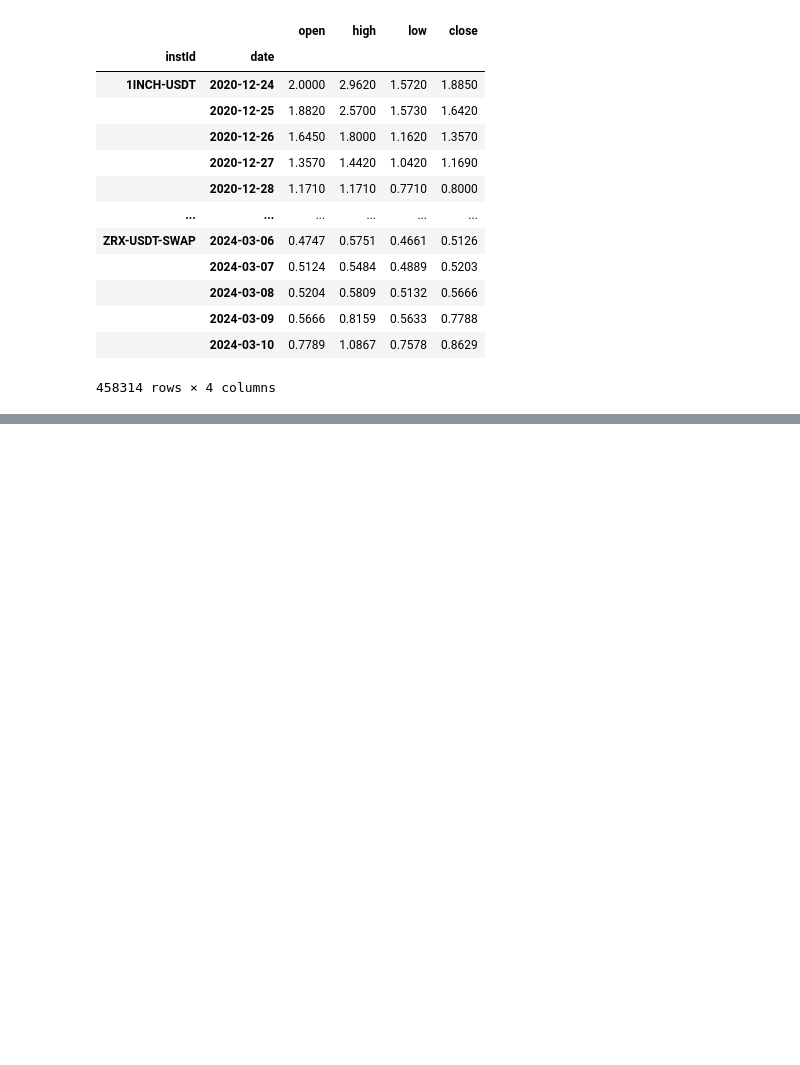
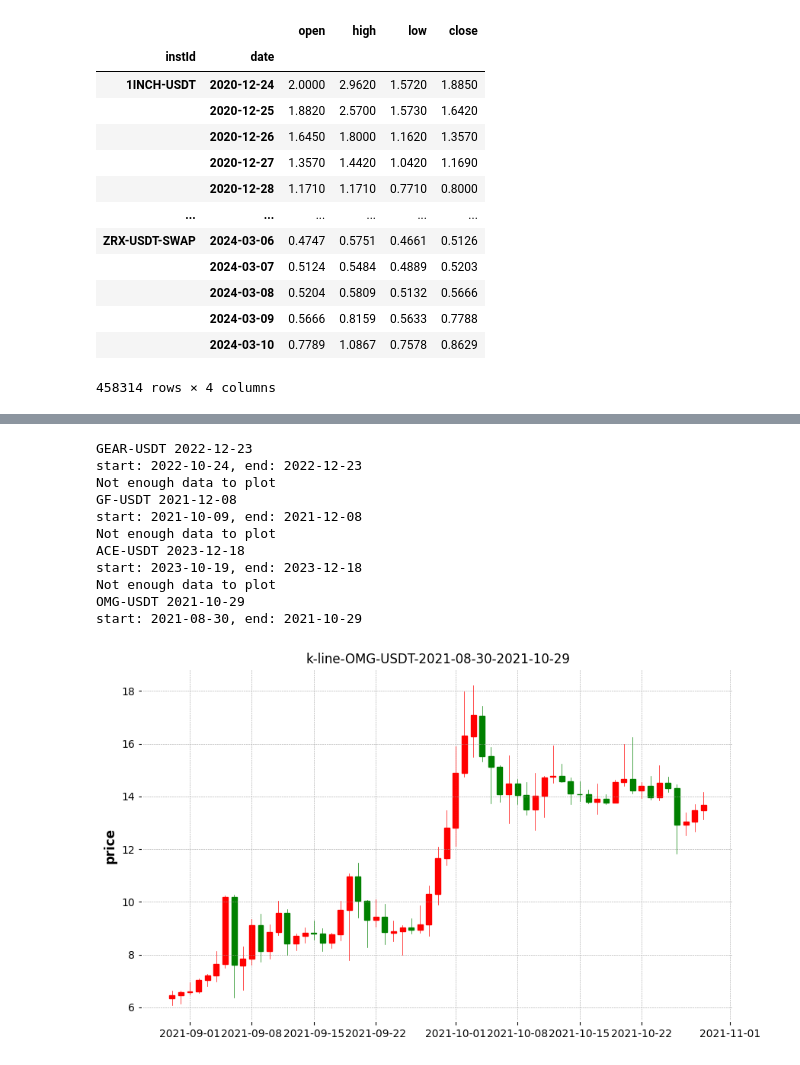
Before and after one commit to Wangshengyang2004/KakiQuant, a Jupyter notebook: kaki/strategies/test.ipynb, the cells around one changed output, grey strips where cells are left out. Saved outputs shown, nothing was run; the diff lists cells and outputs as text; code cells hidden in the pictures; blank space fills up the shorter version.

```diff
--- a/kaki/strategies/test.ipynb
+++ b/kaki/strategies/test.ipynb
@@ -150,9 +168,9 @@ data
 458314 rows × 4 columns
 # %%
 dt = pd.DataFrame(columns=['stock','startdate','enddate','T'])
-stock = 'XRP-USDT-SWAP'
-end = '2022-07-01'
-start = get_previous_trading_date(end,59)
+stock = 'BTC-USDT-SWAP'
+end = '2024-01-01'
+start,end = get_previous_trading_date(end,59)
 df = data.copy()
 stock_a = df.loc[stock].loc[start:end].copy()
 
@@ -164,7 +182,7 @@ for s in tqdm(stocklist):
     stock_b = data.loc[s]
     for d in datelist[60:-20:20]:
         end = d
-        start = get_previous_trading_date(end,59)
+        start = end - pd.Timedelta(days=60)
         temp_k_line = stock_b.loc[start:end].reset_index().iloc[:,1:]
         T = stock_a.reset_index().iloc[:,1:].corrwith(temp_k_line).mean()
         dt.loc[y] = [s,start,end,T]
@@ -178,0 +209,20 @@ TypeError: '<' not supported between instances of 'datetime.date' and 'str'
+# %%
+for i in range(1,5):
+    Tdt = dt.iloc[i]                         #获取相似度最高的值所在行
+    stock = Tdt.stock                        #获取对应股票
+    enddate = str(Tdt.enddate)                 #获取对应结束时间
+    print(stock,enddate)
+    k_line(data,stock,enddate)
+# %% [output]
+GEAR-USDT 2022-12-23
+start: 2022-10-24, end: 2022-12-23
+Not enough data to plot
+GF-USDT 2021-12-08
+start: 2021-10-09, end: 2021-12-08
+Not enough data to plot
+ACE-USDT 2023-12-18
+start: 2023-10-19, end: 2023-12-18
+Not enough data to plot
+OMG-USDT 2021-10-29
+start: 2021-08-30, end: 2021-10-29
+[figure, added]
```
Also changed, not shown: parts of 16 cells of this notebook, 2 other files.
